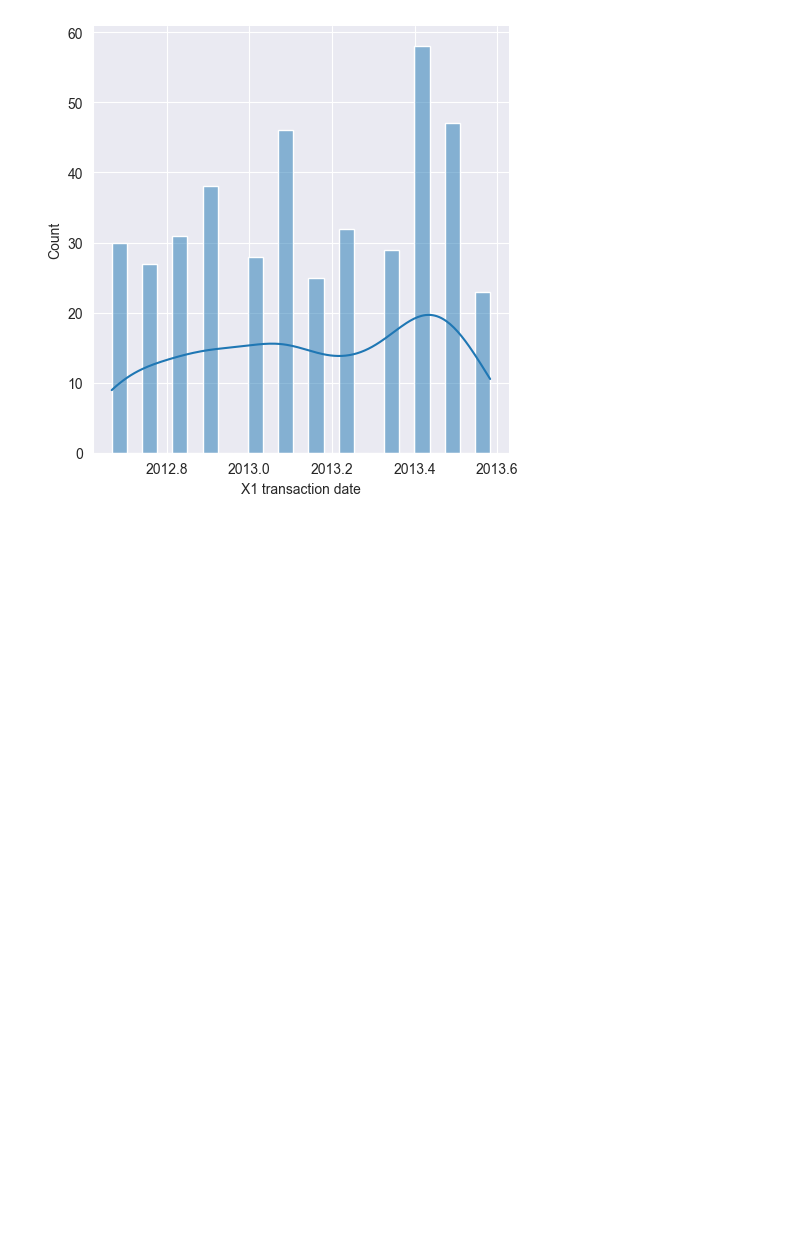
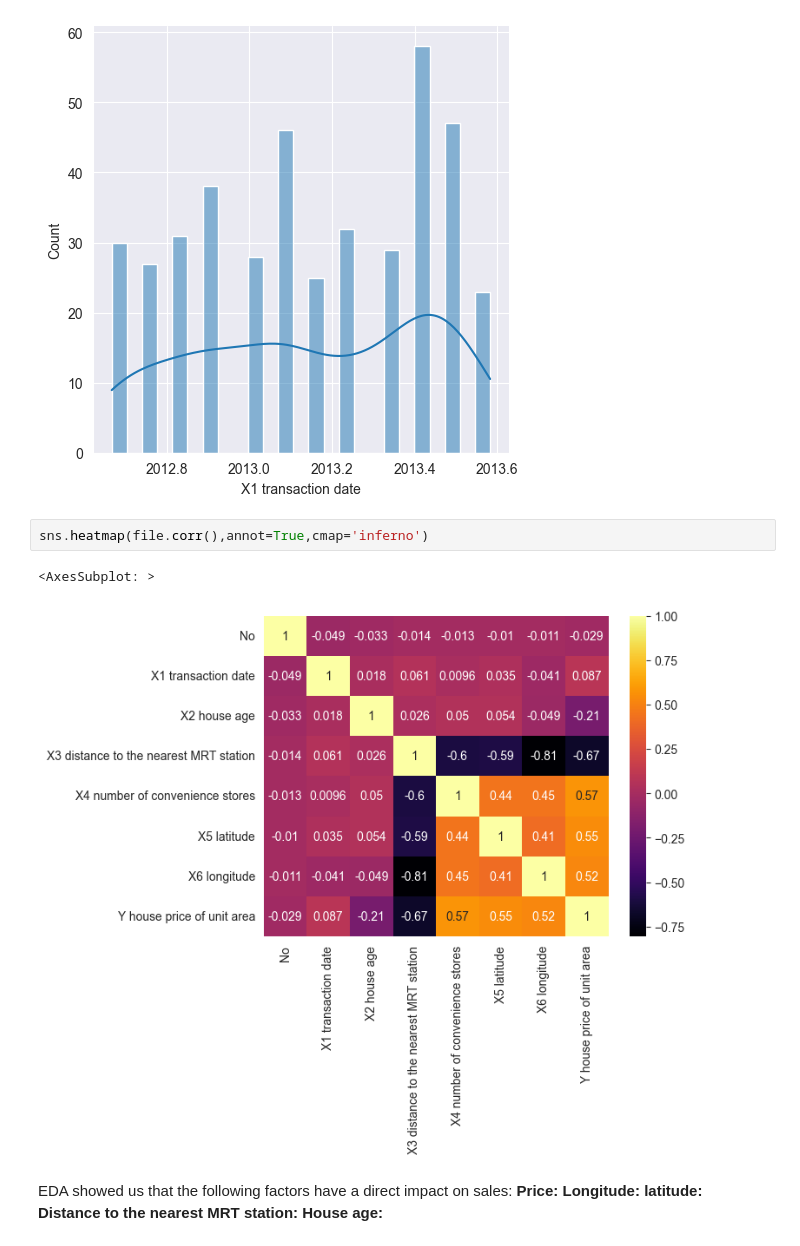
Before and after one commit to pooyanosk1382/ML, a Jupyter notebook: Assignment1/Real State/realState.ipynb, the cells around one changed output. Saved outputs shown, nothing was run; the diff lists cells and outputs as text; blank space fills up the shorter version.

```diff
--- a/Assignment1/Real State/realState.ipynb
+++ b/Assignment1/Real State/realState.ipynb
@@ -100,3 +100,15 @@ sns.displot(data= file, x='X1 transaction date' , bins=25 , kde=True)
 # %% [output]
 <seaborn.axisgrid.FacetGrid at 0x...>
 [figure]
+# %%
+sns.heatmap(file.corr(),annot=True,cmap='inferno')
+# %% [output]
+<AxesSubplot: >
+[figure, added]
+# %% [markdown]
+EDA showed us that the following factors have a direct impact on sales:
+__Price:__
+__Longitude:__
+__latitude:__
+__Distance to the nearest MRT station:__
+__House age:__
```
